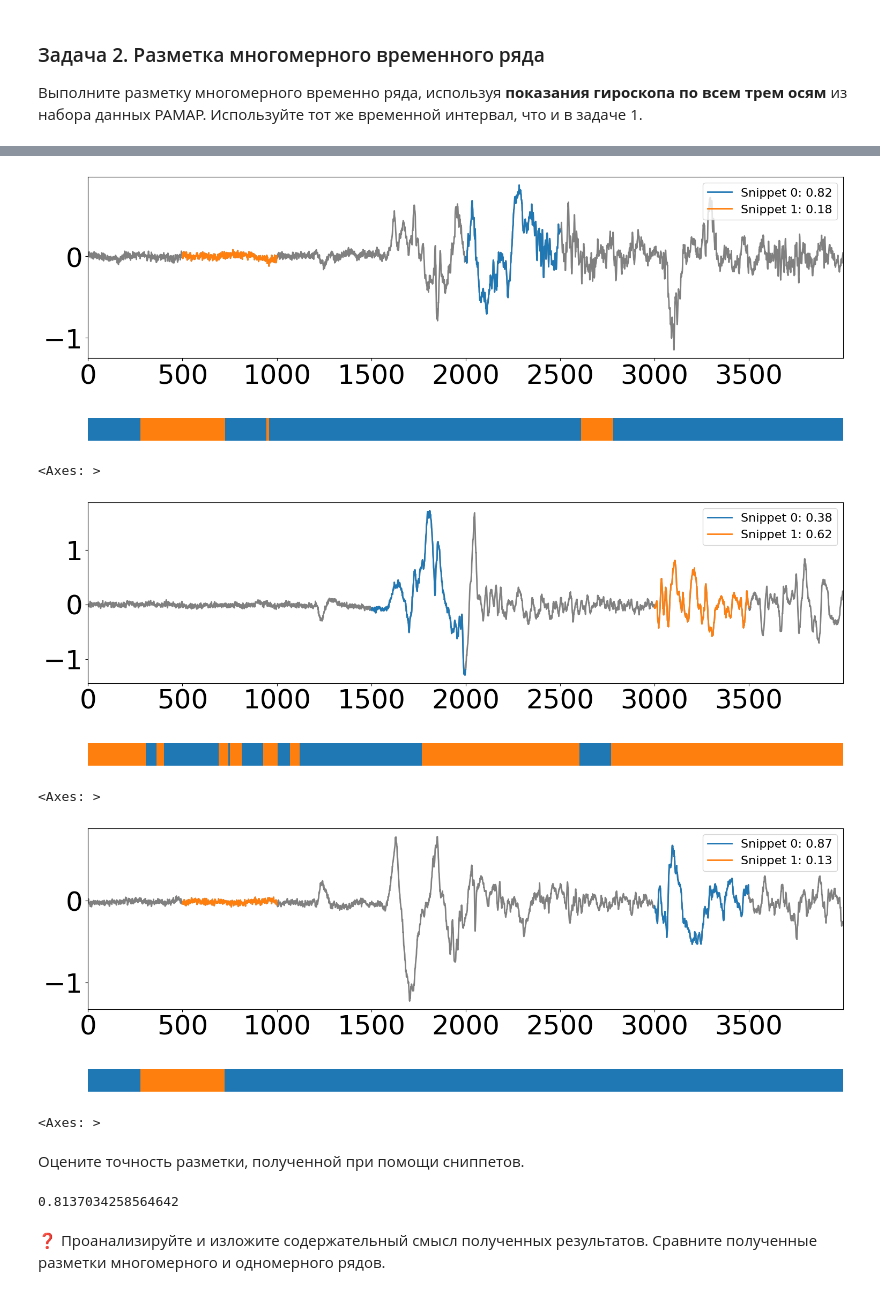
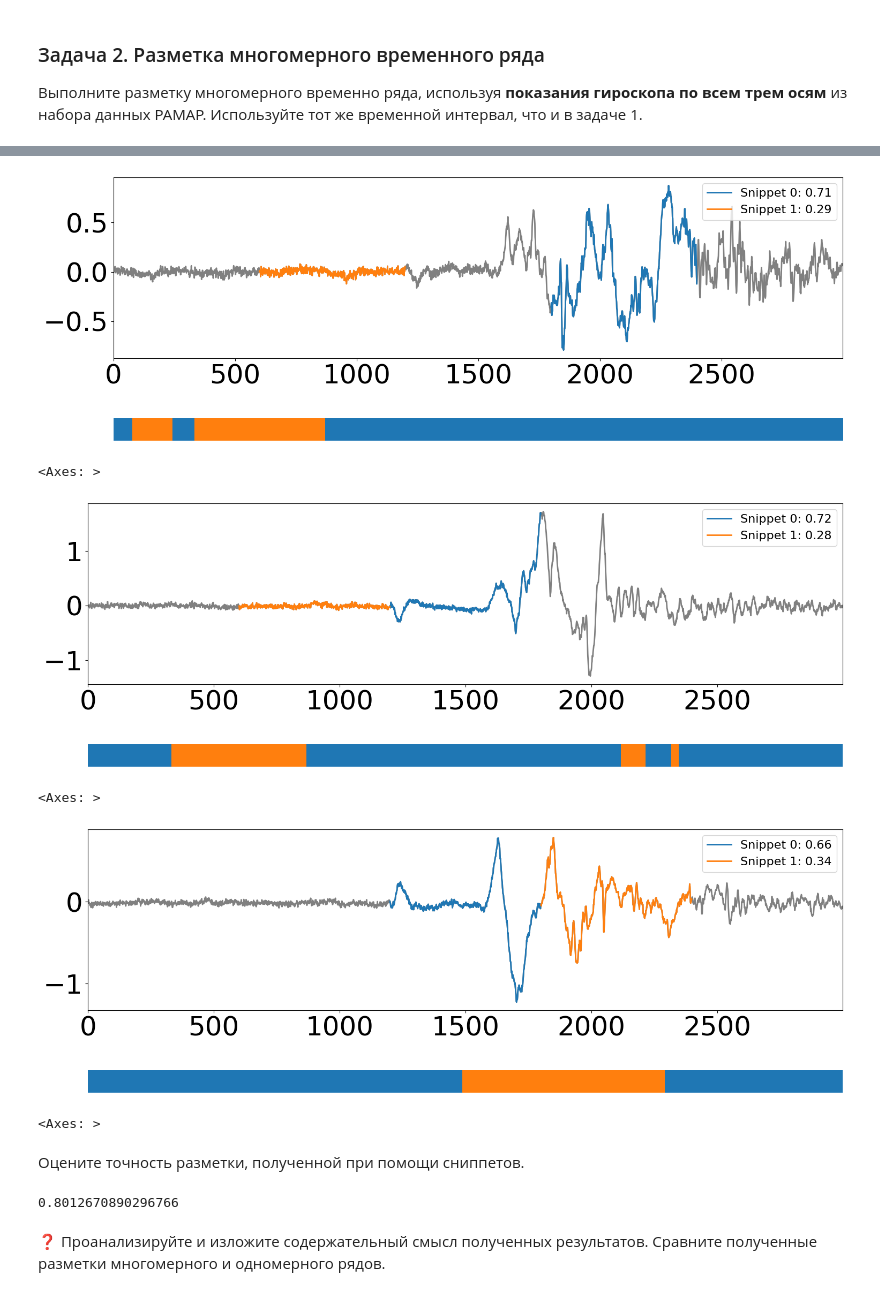
Before and after one commit to MDI74/2023-Myakotin-TimeSeriesCourse, a Jupyter notebook: practice/05 Snippets/05 Snippets.ipynb, the cells around one changed output, grey strips where cells are left out. Cells and saved outputs as stored; diff of their text form; code cells hidden in the pictures.

```diff
--- a/practice/05 Snippets/05 Snippets.ipynb
+++ b/practice/05 Snippets/05 Snippets.ipynb
@@ -129,7 +123,7 @@ accuracy_score(labels, labels_pred)
 Выполните разметку многомерного временно ряда, используя **показания гироскопа по всем трем осям** из набора данных PAMAP. Используйте тот же временной интервал, что и в задаче 1.
 # %%
 start_time = 850
-end_time = 890
+end_time = 880
 
 ts = df.loc[start_time < df.iloc[:, 0]].loc[df.iloc[:, 0] < end_time].iloc[:, 10:13].to_numpy()
 ts.shape
@@ -142,0 +132,4 @@ snp.append(snippets(ts[:,2], 500, 2))
+# %%
+snpList=[]
+for i in range(3):
+    snpList.append(snippets(ts[:,i], 600, 2))
@@ -143,17 +156,17 @@ snp.append(snippets(ts[:,2], 500, 2))
 # %%
-plot_snippets(ts[:,0], snp[0])
+plot_snippets(ts[:,0], snpList[0])
 # %% [output]
-[figure, old version]
+[figure, new version]
 <Axes: >
 # %%
-plot_snippets(ts[:,1], snp[1])
+plot_snippets(ts[:,1], snpList[1])
 # %% [output]
-[figure, old version]
+[figure, new version]
 <Axes: >
 # %%
-plot_snippets(ts[:,2], snp[2])
+plot_snippets(ts[:,2], snpList[2])
 # %% [output]
-[figure, old version]
+[figure, new version]
 <Axes: >
 # %% [markdown]
 Оцените точность разметки, полученной при помощи сниппетов.
@@ -185,10 +200,6 @@ labels_pred = get_label_pred(labels_pred_3d)
-# %%
-labels = df.loc[start_time < df.iloc[:, 0]].loc[df.iloc[:, 0] < end_time].iloc[:, 1].to_numpy()
-labels = np.where(labels == 3, 1, labels)
-labels = np.where(labels == 17, 0, labels)
-
-accuracy_score(labels, labels_pred)
-# %% [output]
-0.8137034258564642
+# %%
+accuracy_score(labels, labels_pred)
+# %% [output]
+0.8012670890296766
 # %% [markdown]
 ❓ Проанализируйте и изложите содержательный смысл полученных результатов. Сравните полученные разметки многомерного и одномерного рядов.
```
Also changed, not shown: parts of 15 cells of this notebook.
